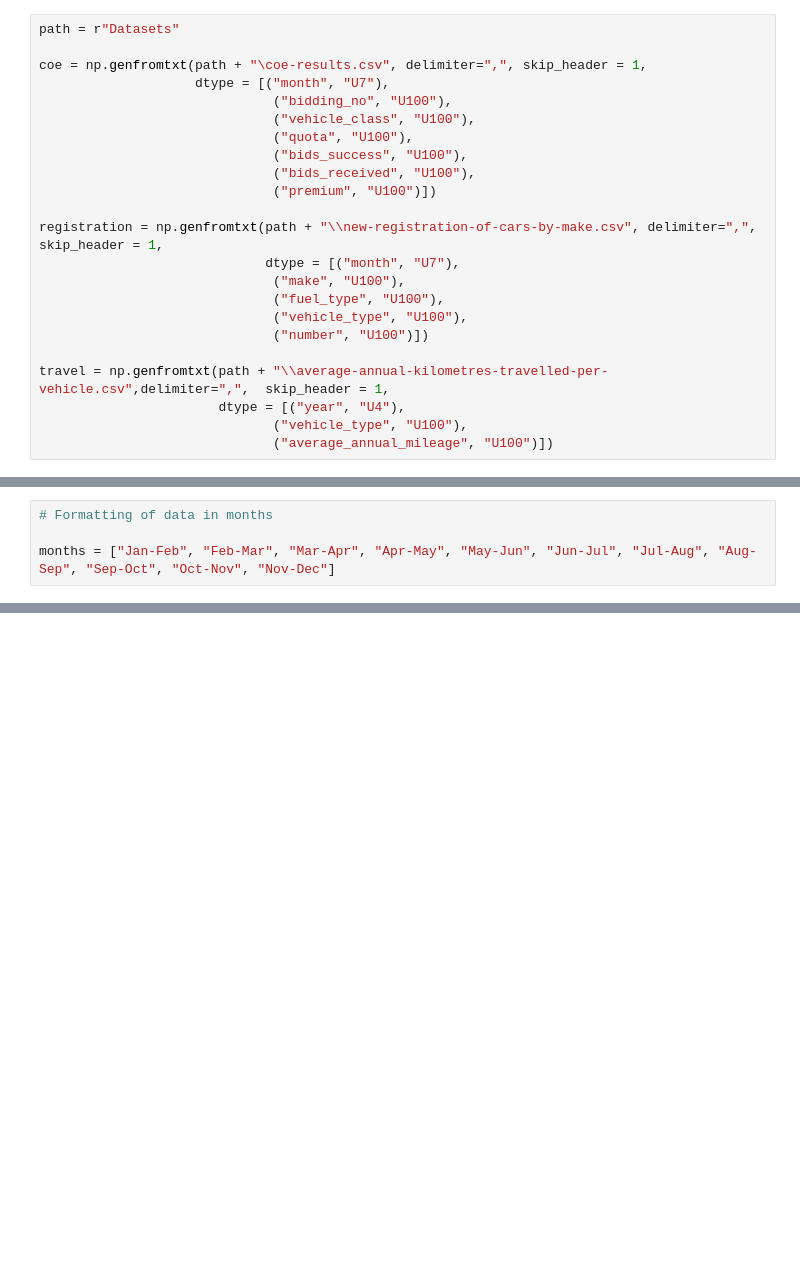
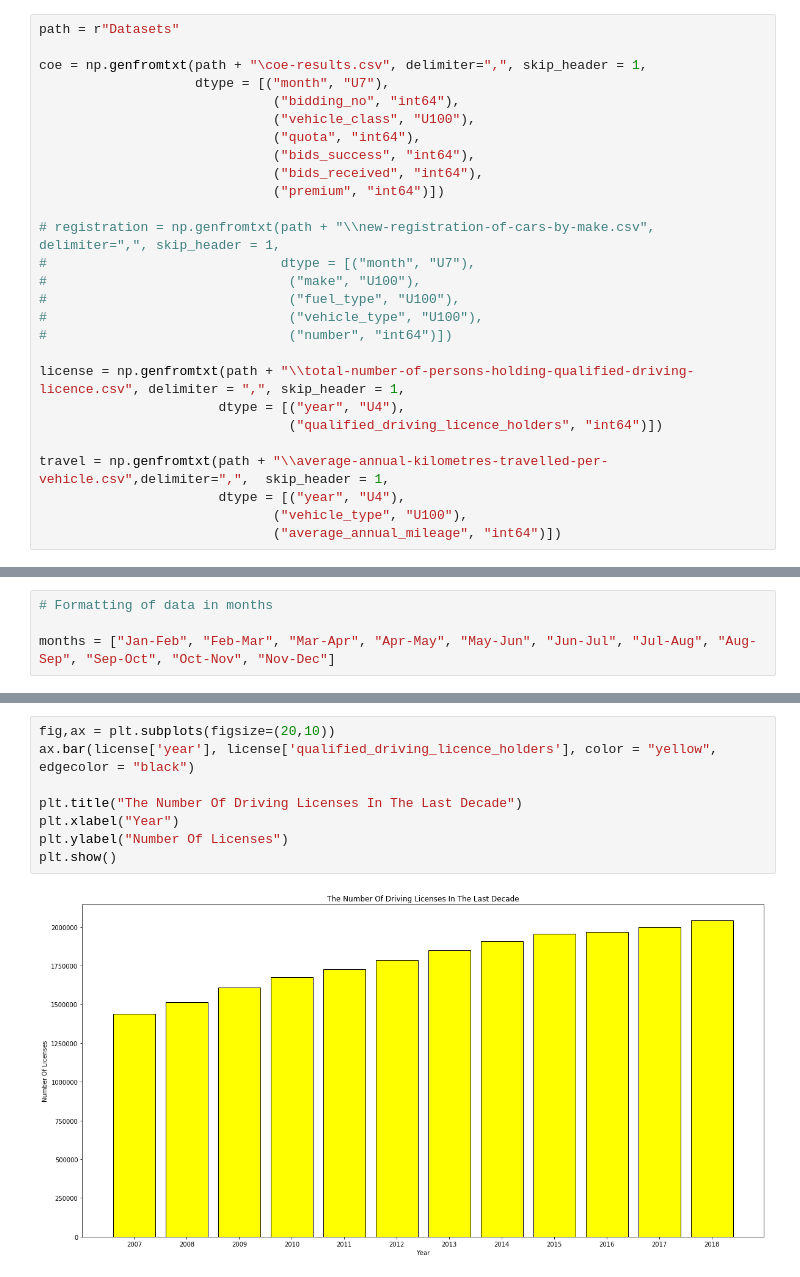
Before and after one commit to jurgen-tan-git/PDS-Assignments, a Jupyter notebook: PDS Assignment 1.ipynb, the cells around one changed output, grey strips where cells are left out. Saved outputs shown, nothing was run; the diff lists cells and outputs as text; blank space fills up the shorter version.

```diff
--- a/PDS Assignment 1.ipynb
+++ b/PDS Assignment 1.ipynb
@@ -6,21 +6,25 @@ path = r"Datasets"
 
 coe = np.genfromtxt(path + "\coe-results.csv", delimiter=",", skip_header = 1,
                     dtype = [("month", "U7"),
-                              ("bidding_no", "U100"),
+                              ("bidding_no", "int64"),
                               ("vehicle_class", "U100"),
-                              ("quota", "U100"),
-                              ("bids_success", "U100"),
-                              ("bids_received", "U100"),
-                              ("premium", "U100")])
+                              ("quota", "int64"),
+                              ("bids_success", "int64"),
+                              ("bids_received", "int64"),
+                              ("premium", "int64")])
 
-registration = np.genfromtxt(path + "\\new-registration-of-cars-by-make.csv", delimiter=",", skip_header = 1,
-                             dtype = [("month", "U7"),
-                              ("make", "U100"),
-                              ("fuel_type", "U100"),
-                              ("vehicle_type", "U100"),
-                              ("number", "U100")])
+# registration = np.genfromtxt(path + "\\new-registration-of-cars-by-make.csv", delimiter=",", skip_header = 1,
+#                              dtype = [("month", "U7"),
+#                               ("make", "U100"),
+#                               ("fuel_type", "U100"),
+#                               ("vehicle_type", "U100"),
+#                               ("number", "int64")])
+
+license = np.genfromtxt(path + "\\total-number-of-persons-holding-qualified-driving-licence.csv", delimiter = ",", skip_header = 1,
+                       dtype = [("year", "U4"),
+                                ("qualified_driving_licence_holders", "int64")])
 
 travel = np.genfromtxt(path + "\\average-annual-kilometres-travelled-per-vehicle.csv",delimiter=",",  skip_header = 1,
                        dtype = [("year", "U4"),
                               ("vehicle_type", "U100"),
-                              ("average_annual_mileage", "U100")])
+                              ("average_annual_mileage", "int64")])
@@ -186,0 +180,10 @@ Increase of 135 cars that were using Others
+# %%
+fig,ax = plt.subplots(figsize=(20,10))
+ax.bar(license['year'], license['qualified_driving_licence_holders'], color = "yellow", edgecolor = "black")
+
+plt.title("The Number Of Driving Licenses In The Last Decade")
+plt.xlabel("Year")
+plt.ylabel("Number Of Licenses")
+plt.show()
+# %% [output]
+[figure, added]
```
Also changed, not shown: parts of 17 cells of this notebook, 2 other files.
